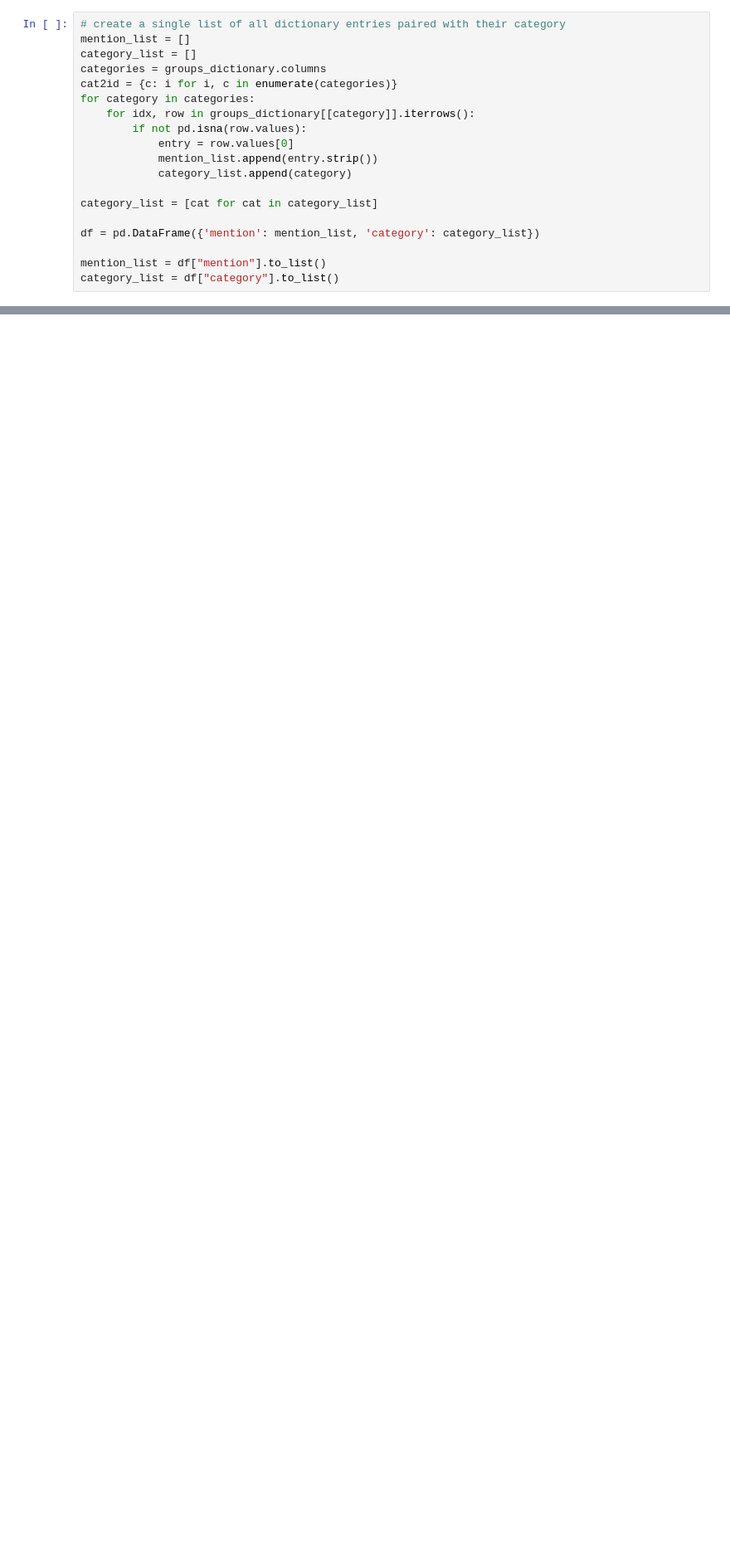
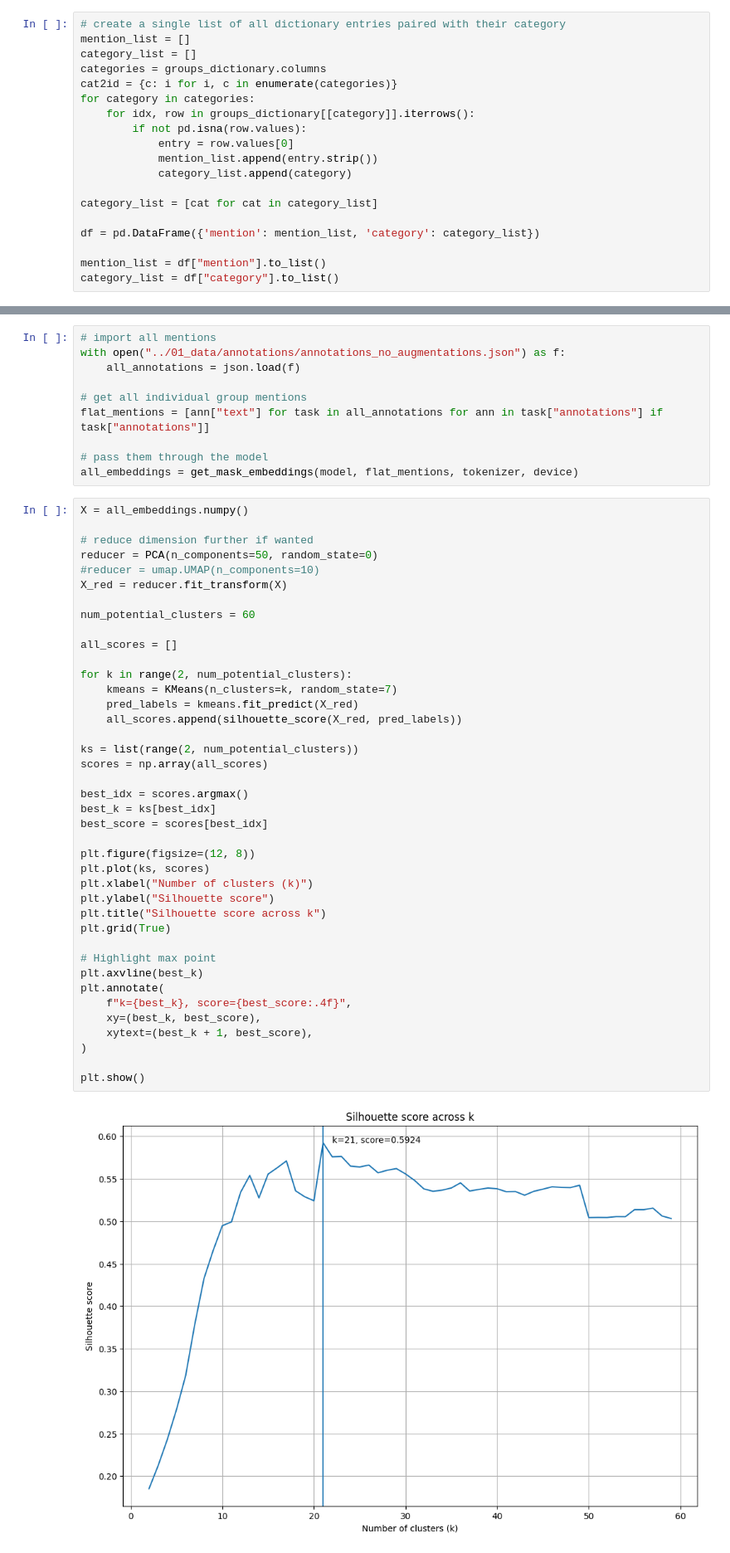
Before and after one commit to MaximilianWeiland/Master_Thesis, a Jupyter notebook: 05_clustering/triplet_loss.ipynb, the cells around one changed output, grey strips where cells are left out. Shown: that part at 83% size. Drawn from its saved outputs; the diff is of its cells as text; blank space fills up the shorter version.

```diff
--- a/05_clustering/triplet_loss.ipynb
+++ b/05_clustering/triplet_loss.ipynb
@@ -226,0 +291,52 @@ sorted_dict
+# %%
+# import all mentions
+with open("../01_data/annotations/annotations_no_augmentations.json") as f:
+    all_annotations = json.load(f)
+
+# get all individual group mentions
+flat_mentions = [ann["text"] for task in all_annotations for ann in task["annotations"] if task["annotations"]]
+
+# pass them through the model
+all_embeddings = get_mask_embeddings(model, flat_mentions, tokenizer, device)
+# %%
+X = all_embeddings.numpy()
+
+# reduce dimension further if wanted
+reducer = PCA(n_components=50, random_state=0)
+#reducer = umap.UMAP(n_components=10)
+X_red = reducer.fit_transform(X)
+
+num_potential_clusters = 60
+
+all_scores = []
+
+for k in range(2, num_potential_clusters):
+    kmeans = KMeans(n_clusters=k, random_state=7)
+    pred_labels = kmeans.fit_predict(X_red)
+    all_scores.append(silhouette_score(X_red, pred_labels))
+
+ks = list(range(2, num_potential_clusters))
+scores = np.array(all_scores)
+
+best_idx = scores.argmax()
+best_k = ks[best_idx]
+best_score = scores[best_idx]
+
+plt.figure(figsize=(12, 8))
+plt.plot(ks, scores)
+plt.xlabel("Number of clusters (k)")
+plt.ylabel("Silhouette score")
+plt.title("Silhouette score across k")
+plt.grid(True)
+
+# Highlight max point
+plt.axvline(best_k)
+plt.annotate(
+    f"k={best_k}, score={best_score:.4f}",
+    xy=(best_k, best_score),
+    xytext=(best_k + 1, best_score),
+)
+
+plt.show()
+# %% [output]
+[figure, added]
```
Also changed, not shown: parts of 12 cells of this notebook, 13 other files.
